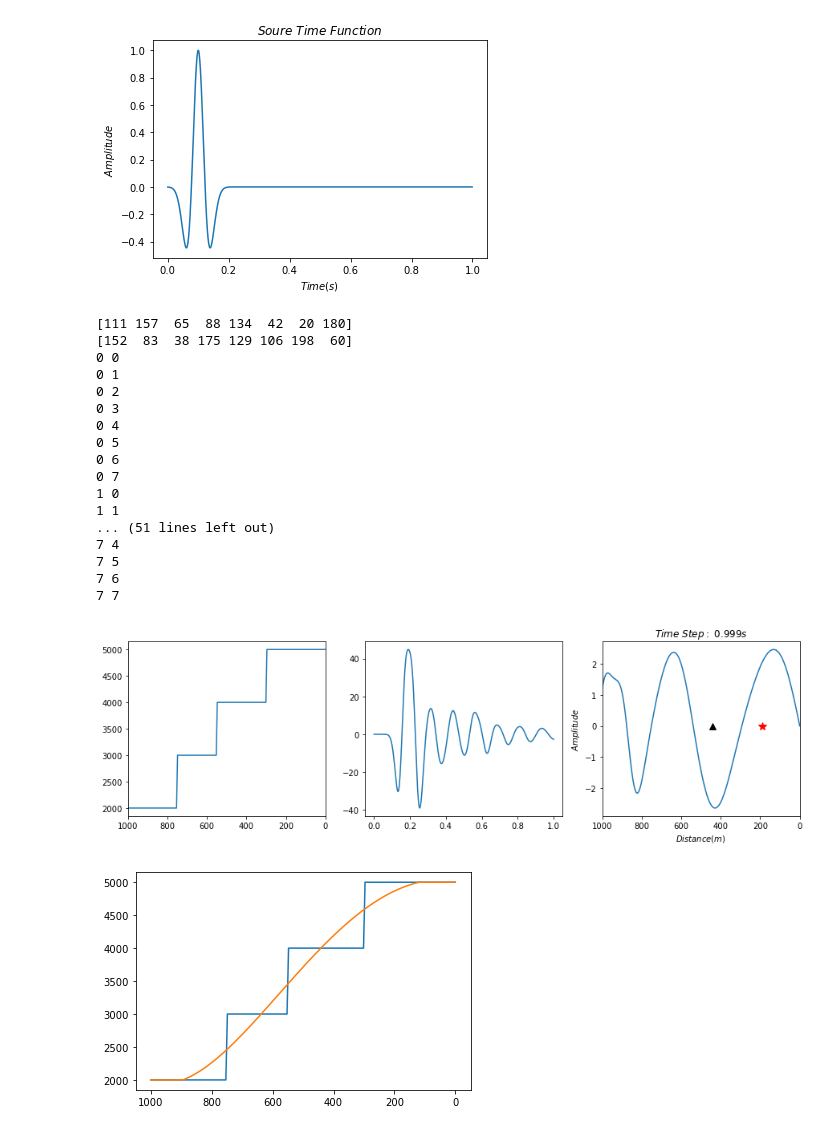
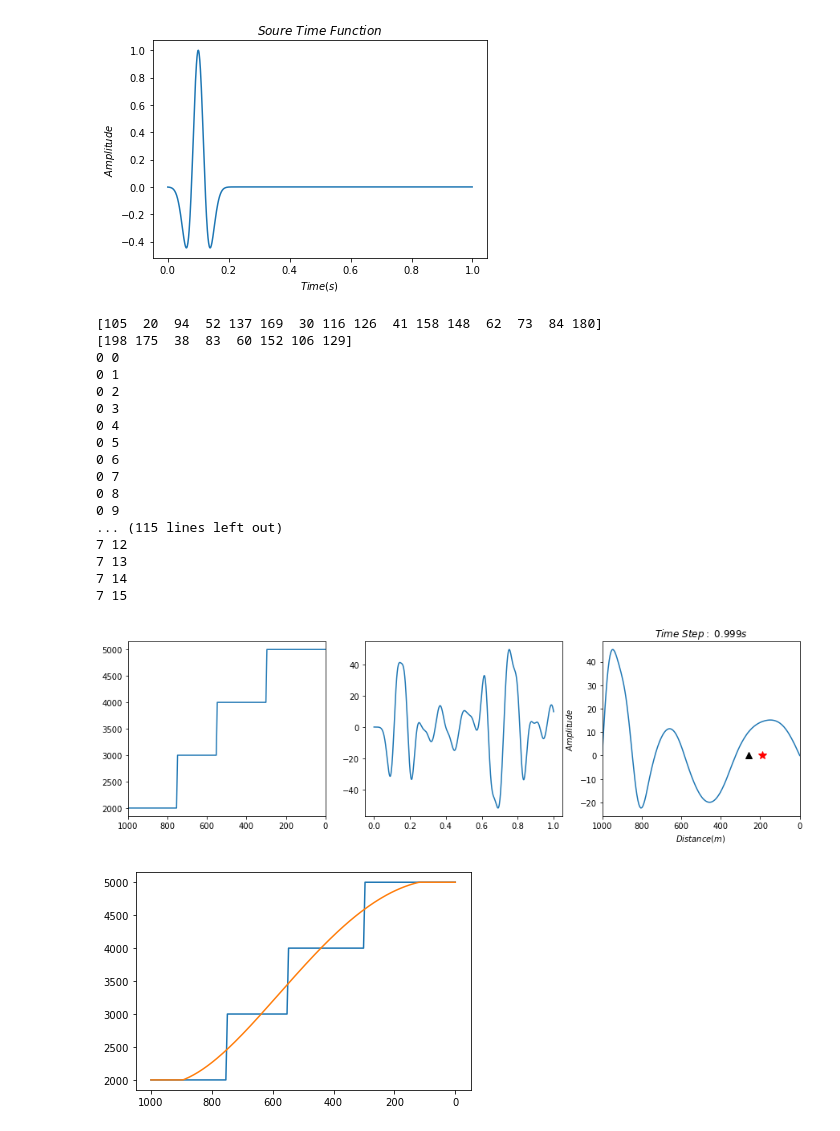
Before and after one commit to Huadangfan/Wave_Simulate, a Jupyter notebook: RNN_Wave_Inverse_clean_version_CPU_firstOrder_vel.ipynb, the cells around one changed output. Cells and saved outputs as stored; diff of their text form; code cells hidden in the pictures.

```diff
--- a/RNN_Wave_Inverse_clean_version_CPU_firstOrder_vel.ipynb
+++ b/RNN_Wave_Inverse_clean_version_CPU_firstOrder_vel.ipynb
@@ -70,6 +70,9 @@ class RNNCell_FD(Module):
         vel_value = torch.tensor(0.0, requires_grad=True)   # auxiliary tensor
         # local_vel = torch.sqrt(self.vel[0,0,-1] / self.dt) + vel_value # get the last point velocity of model
         local_vel = self.vel[0,0,-1] + vel_value
+        if (local_vel - 0 < 0.01):
+            print(f'local velcity: {local_vel}')
+            sys.exit(1)
 
         # get the next wavefield
         h_next = pure_d2px - h_old + 2 * h_current
@@ -136,7 +139,7 @@ nx   = 200         # number of grid points in x-direction
 dx   = 5          # grid point distance in x-direction
 isrc = 198          # source location in grid in x-direction
 ir   = 180          # receiver location in grid in x-direction
-mul_ir = np.linspace(180, 20, 8, dtype=int)
+mul_ir = np.linspace(180, 20, 16, dtype=int)
 mul_isrc = np.linspace(198, 38, 8, dtype=int)
 rd.shuffle(mul_ir)
 rd.shuffle(mul_isrc)
@@ -169,43 +172,43 @@ for i, isrc_items in enumerate(torch.from_numpy(mul_isrc)):
                 plt.figure(figsize=(15,4))
                 ax3 = plt.subplot(131)
                 ax3.plot(np.linspace(0 * dx, nx * dx, nx), vel.numpy())
                 ax3.set_xlim([0, nx*dx])
                 ax3.invert_xaxis()
 
                 ax1 = plt.subplot(132)
                 time = np.linspace(0 * dt, nt * dt, nt)
                 ax1.plot(time, seis[i, indexs, :].detach())
 
                 ax2 = plt.subplot(133)
                 ax2.plot(np.linspace(0 * dx, nx * dx, nx), h_current[0,0,:].detach().numpy())
                 ax2.plot(isrc_items*dx, 0, 'r*', markersize=11) # source position
                 ax2.plot(ir_items*dx, 0, 'k^', markersize=8) # receiver position
                 ax2.set_xlim([0, nx*dx])
                 ax2.set_xlabel('$Distance(m)$')
                 ax2.set_ylabel('$Amplitude$')
                 ax2.set_title(f'$Time\ Step:\ {it*dt}s$')
                 ax2.invert_xaxis()
 #                 plt.pause(0.5)
 #                 display.clear_output(wait=True)
 # %% [output]
-[111 157  65  88 134  42  20 180]
-[152  83  38 175 129 106 198  60]
+[105  20  94  52 137 169  30 116 126  41 158 148  62  73  84 180]
+[198 175  38  83  60 152 106 129]
 0 0
 0 1
 0 2
 0 3
 0 4
 0 5
 0 6
 0 7
-1 0
-1 1
-... (51 lines left out)
-7 4
-7 5
-7 6
-7 7
+0 8
+0 9
+... (115 lines left out)
+7 12
+7 13
+7 14
+7 15
-[figure, old version]
+[figure, new version]
 # %%
 target = seis # inverstion target
 
```
Also changed, not shown: parts of 5 cells of this notebook, 1 other file.
